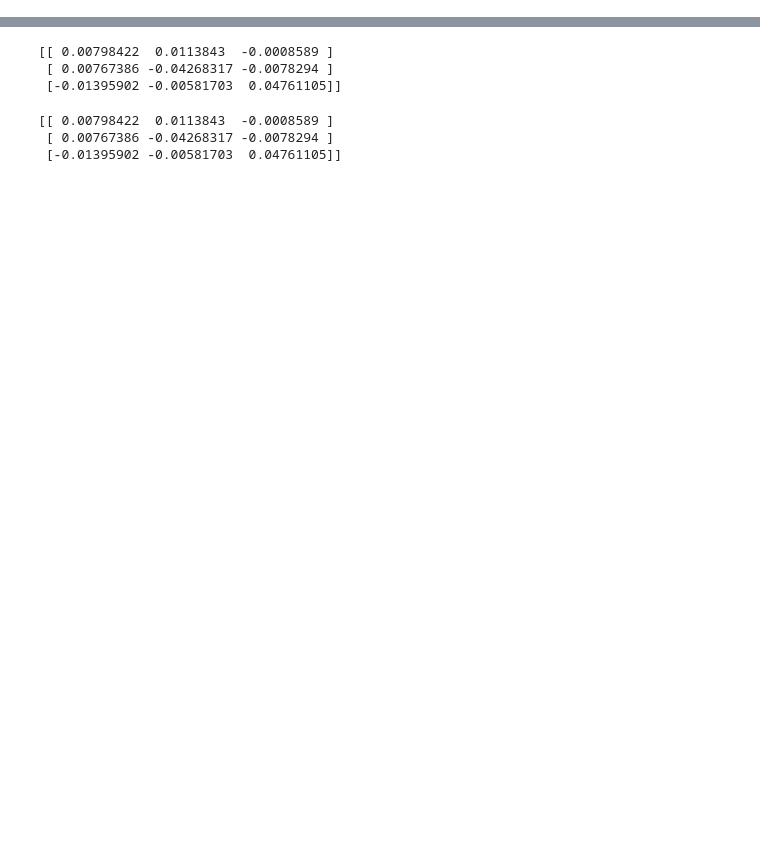
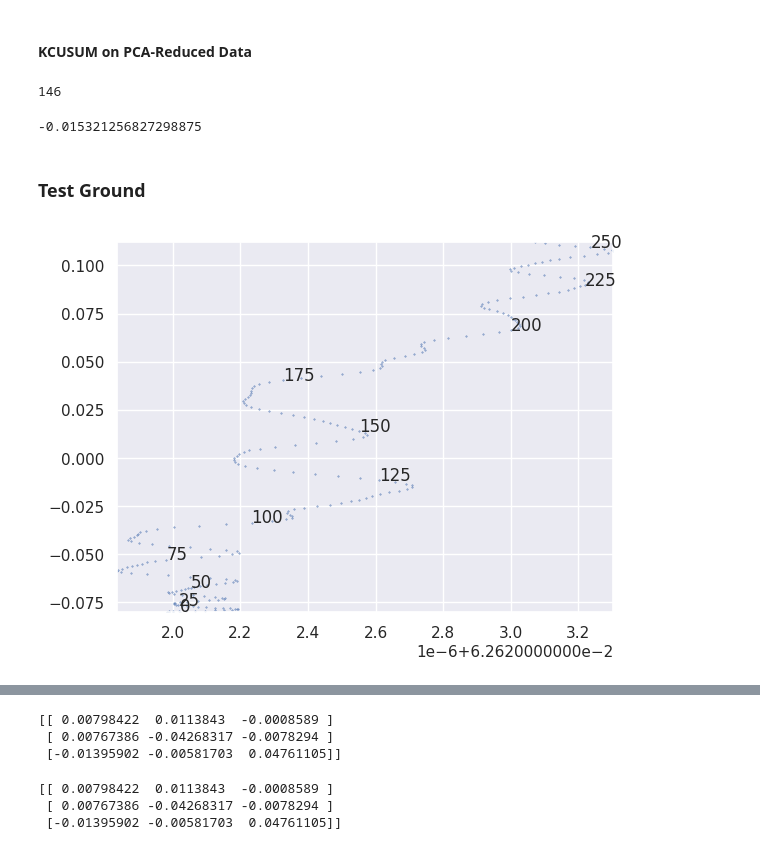
Before and after one commit to CODARcode/MDTrAnal, a Jupyter notebook: KCUSUM.ipynb, the cells around one changed output, grey strips where cells are left out. Cells and saved outputs as stored; diff of their text form; code cells hidden in the pictures; blank space fills up the shorter version.

```diff
--- a/KCUSUM.ipynb
+++ b/KCUSUM.ipynb
@@ -79,0 +285,22 @@ def mmd3(x_n_1, x_n, z_n_1, z_n, gamma=0.5):
+# %% [markdown]
+#### KCUSUM on PCA-Reduced Data
+# %%
+KCUSUM(pca_test_1[:,0],pca_test_2[:,0],pca_test_1[:,1],pca_test_2[:,1],.1)
+# %% [output]
+146
+# %%
+mmd(pca_test_1[:,0],pca_test_2[:,0],pca_test_1[:,1],pca_test_2[:,1]).mean()
+# %% [output]
+-0.015321256827298875
+# %% [markdown]
+### Test Ground
+# %%
+fig, ax = plt.subplots()
+ax.scatter(c[:,0],c[:,1], marker=".", c='b', s=0.5)
+ax.set_xlim(min(c[:,0]), max(c[:,0]))
+ax.set_ylim(min(c[:,1]), max(c[:,1]))
+for i in range(0,x,step):
+    ax.annotate(str(i),(c[i,0],c[i,1]))
+plt.show()
+# %% [output]
+[figure, added]
```
Also changed, not shown: parts of 43 cells of this notebook.
